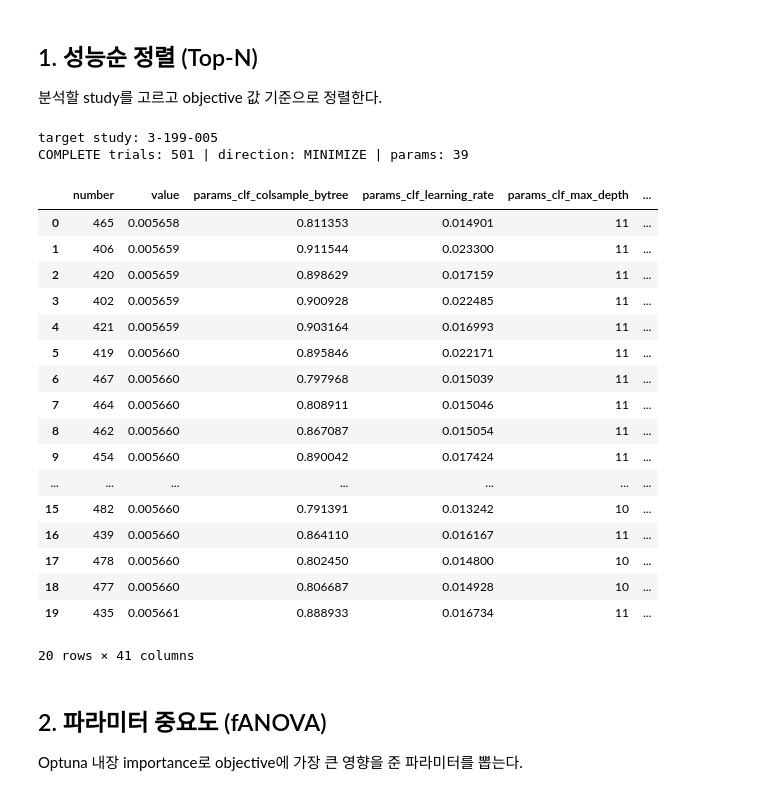
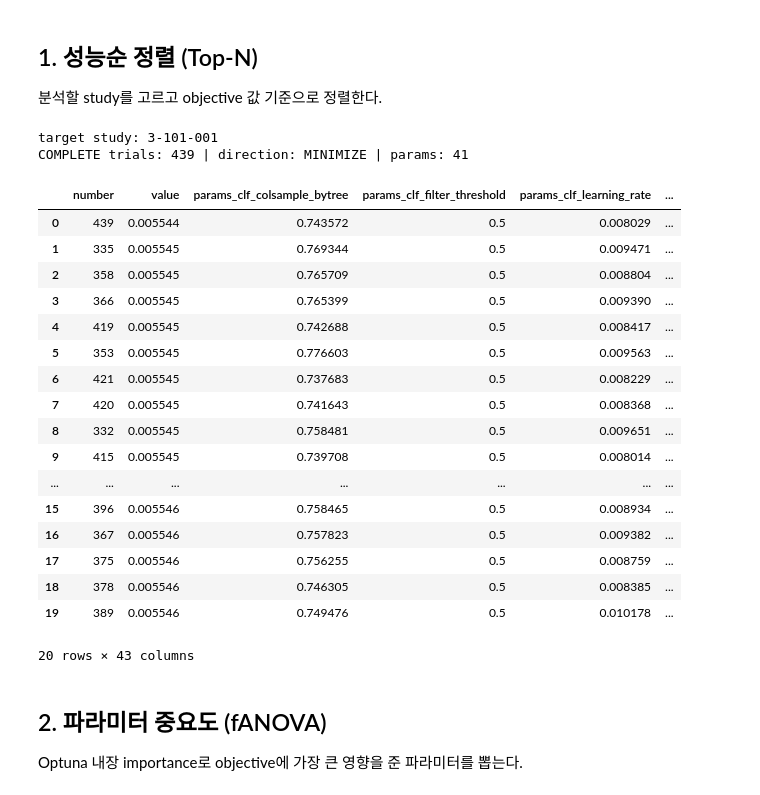
Before and after one commit to younjunseon/ASAC_SKhynix, a Jupyter notebook: 4_output/experiments/optuna_viewer.ipynb, the cells around one changed output. Drawn from its saved outputs; the diff is of its cells as text; code cells hidden in the pictures.

```diff
--- a/4_output/experiments/optuna_viewer.ipynb
+++ b/4_output/experiments/optuna_viewer.ipynb
@@ -77,44 +83,44 @@ shape: (516, 62)
 분석할 study를 고르고 objective 값 기준으로 정렬한다.
 # %%
 # 분석 대상 study 선택 (None이면 trial 수가 가장 많은 study)
-TARGET_STUDY = None
+TARGET_STUDY = "3-101-001"
 TOP_N = 20
 
 if TARGET_STUDY is None:
     TARGET_STUDY = study_info.sort_values("n_trials", ascending=False).iloc[0]["study_name"]
 print(f"target study: {TARGET_STUDY}")
 
 direction = next(s.direction.name for s in summaries if s.study_name == TARGET_STUDY)
 ascending = (direction == "MINIMIZE")
 
 sub = trials_df[(trials_df["study_name"] == TARGET_STUDY) & (trials_df["state"] == "COMPLETE")].copy()
 sub_sorted = sub.sort_values("value", ascending=ascending).reset_index(drop=True)
 
 param_cols = [c for c in sub_sorted.columns if c.startswith("params_")]
 show_cols = ["number", "value"] + param_cols
 print(f"COMPLETE trials: {len(sub_sorted)} | direction: {direction} | params: {len(param_cols)}")
 sub_sorted[show_cols].head(TOP_N)
 # %% [output]
-target study: 3-199-005
-COMPLETE trials: 501 | direction: MINIMIZE | params: 39
+target study: 3-101-001
+COMPLETE trials: 439 | direction: MINIMIZE | params: 41
-|  | number | value | params_clf_colsample_bytree | params_clf_learning_rate | params_clf_max_depth | ... |
-| 0 | 465 | 0.005658 | 0.811353 | 0.014901 | 11 | ... |
-| 1 | 406 | 0.005659 | 0.911544 | 0.023300 | 11 | ... |
-| 2 | 420 | 0.005659 | 0.898629 | 0.017159 | 11 | ... |
-| 3 | 402 | 0.005659 | 0.900928 | 0.022485 | 11 | ... |
-| 4 | 421 | 0.005659 | 0.903164 | 0.016993 | 11 | ... |
-| 5 | 419 | 0.005660 | 0.895846 | 0.022171 | 11 | ... |
-| 6 | 467 | 0.005660 | 0.797968 | 0.015039 | 11 | ... |
-| 7 | 464 | 0.005660 | 0.808911 | 0.015046 | 11 | ... |
-| 8 | 462 | 0.005660 | 0.867087 | 0.015054 | 11 | ... |
-| 9 | 454 | 0.005660 | 0.890042 | 0.017424 | 11 | ... |
+|  | number | value | params_clf_colsample_bytree | params_clf_filter_threshold | params_clf_learning_rate | ... |
+| 0 | 439 | 0.005544 | 0.743572 | 0.5 | 0.008029 | ... |
+| 1 | 335 | 0.005545 | 0.769344 | 0.5 | 0.009471 | ... |
+| 2 | 358 | 0.005545 | 0.765709 | 0.5 | 0.008804 | ... |
+| 3 | 366 | 0.005545 | 0.765399 | 0.5 | 0.009390 | ... |
+| 4 | 419 | 0.005545 | 0.742688 | 0.5 | 0.008417 | ... |
+| 5 | 353 | 0.005545 | 0.776603 | 0.5 | 0.009563 | ... |
+| 6 | 421 | 0.005545 | 0.737683 | 0.5 | 0.008229 | ... |
+| 7 | 420 | 0.005545 | 0.741643 | 0.5 | 0.008368 | ... |
+| 8 | 332 | 0.005545 | 0.758481 | 0.5 | 0.009651 | ... |
+| 9 | 415 | 0.005545 | 0.739708 | 0.5 | 0.008014 | ... |
 | ... | ... | ... | ... | ... | ... | ... |
-| 15 | 482 | 0.005660 | 0.791391 | 0.013242 | 10 | ... |
-| 16 | 439 | 0.005660 | 0.864110 | 0.016167 | 11 | ... |
-| 17 | 478 | 0.005660 | 0.802450 | 0.014800 | 10 | ... |
-| 18 | 477 | 0.005660 | 0.806687 | 0.014928 | 10 | ... |
-| 19 | 435 | 0.005661 | 0.888933 | 0.016734 | 11 | ... |
+| 15 | 396 | 0.005546 | 0.758465 | 0.5 | 0.008934 | ... |
+| 16 | 367 | 0.005546 | 0.757823 | 0.5 | 0.009382 | ... |
+| 17 | 375 | 0.005546 | 0.756255 | 0.5 | 0.008759 | ... |
+| 18 | 378 | 0.005546 | 0.746305 | 0.5 | 0.008385 | ... |
+| 19 | 389 | 0.005546 | 0.749476 | 0.5 | 0.010178 | ... |
-20 rows × 41 columns
+20 rows × 43 columns
 # %% [markdown]
 ## 2. 파라미터 중요도 (fANOVA)
 
```
Also changed, not shown: parts of 5 cells of this notebook, 2 other files.
